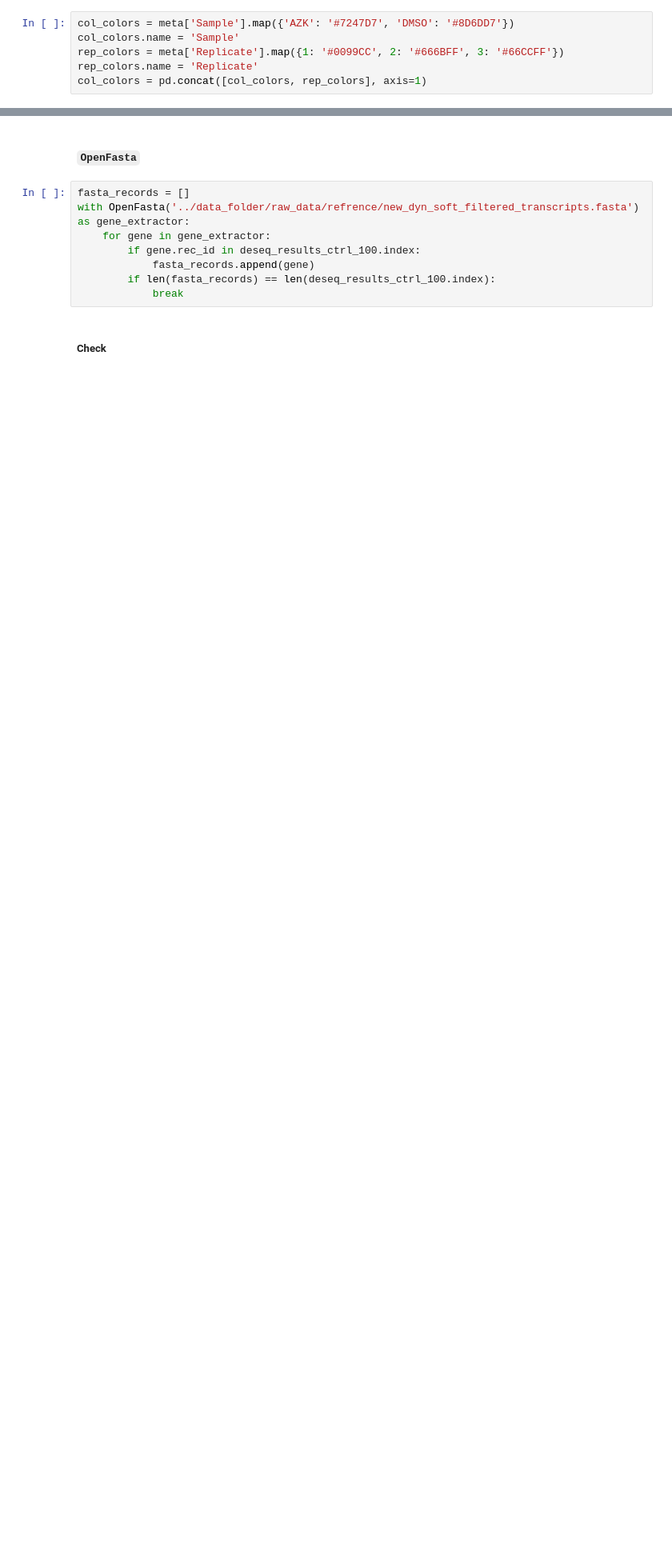
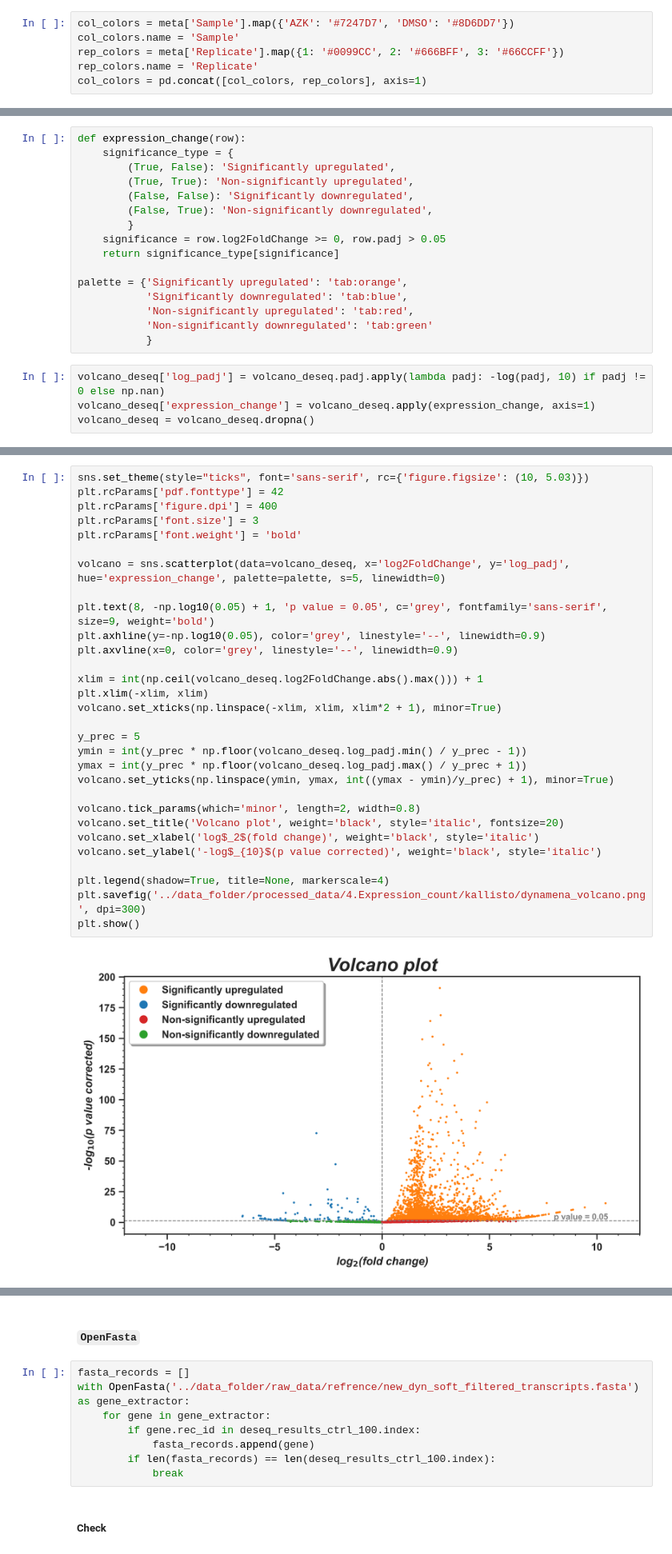
Before and after one commit to angrygeese/DynamenaProject_BI2023-24, a Jupyter notebook: code/Lab_journal_stas_project.ipynb, the cells around one changed output, grey strips where cells are left out. Shown at 80% size. Drawn from its saved outputs; the diff is of its cells as text; blank space fills up the shorter version.

```diff
--- a/code/Lab_journal_stas_project.ipynb
+++ b/code/Lab_journal_stas_project.ipynb
@@ -604,0 +613,20 @@ None
+# %%
+def expression_change(row):
+    significance_type = {
+        (True, False): 'Significantly upregulated',
+        (True, True): 'Non-significantly upregulated',
+        (False, False): 'Significantly downregulated',
+        (False, True): 'Non-significantly downregulated',
+        }
+    significance = row.log2FoldChange >= 0, row.padj > 0.05
+    return significance_type[significance]
+
+palette = {'Significantly upregulated': 'tab:orange',
+           'Significantly downregulated': 'tab:blue',
+           'Non-significantly upregulated': 'tab:red',
+           'Non-significantly downregulated': 'tab:green'
+           }
+# %%
+volcano_deseq['log_padj'] = volcano_deseq.padj.apply(lambda padj: -log(padj, 10) if padj != 0 else np.nan)
+volcano_deseq['expression_change'] = volcano_deseq.apply(expression_change, axis=1)
+volcano_deseq = volcano_deseq.dropna()
@@ -605 +642,33 @@ None
+# %%
+sns.set_theme(style="ticks", font='sans-serif', rc={'figure.figsize': (10, 5.03)})
+plt.rcParams['pdf.fonttype'] = 42
+plt.rcParams['figure.dpi'] = 400
+plt.rcParams['font.size'] = 3
+plt.rcParams['font.weight'] = 'bold'
+
+volcano = sns.scatterplot(data=volcano_deseq, x='log2FoldChange', y='log_padj', hue='expression_change', palette=palette, s=5, linewidth=0)
+
+plt.text(8, -np.log10(0.05) + 1, 'p value = 0.05', c='grey', fontfamily='sans-serif', size=9, weight='bold')
+plt.axhline(y=-np.log10(0.05), color='grey', linestyle='--', linewidth=0.9)
+plt.axvline(x=0, color='grey', linestyle='--', linewidth=0.9)
+
+xlim = int(np.ceil(volcano_deseq.log2FoldChange.abs().max())) + 1
+plt.xlim(-xlim, xlim)
+volcano.set_xticks(np.linspace(-xlim, xlim, xlim*2 + 1), minor=True)
+
+y_prec = 5
+ymin = int(y_prec * np.floor(volcano_deseq.log_padj.min() / y_prec - 1))
+ymax = int(y_prec * np.floor(volcano_deseq.log_padj.max() / y_prec + 1))
+volcano.set_yticks(np.linspace(ymin, ymax, int((ymax - ymin)/y_prec) + 1), minor=True)
+
+volcano.tick_params(which='minor', length=2, width=0.8)
+volcano.set_title('Volcano plot', weight='black', style='italic', fontsize=20)
+volcano.set_xlabel('log$_2$(fold change)', weight='black', style='italic')
+volcano.set_ylabel('-log$_{10}$(p value corrected)', weight='black', style='italic')
+
+plt.legend(shadow=True, title=None, markerscale=4)
+plt.savefig('../data_folder/processed_data/4.Expression_count/kallisto/dynamena_volcano.png', dpi=300)
+plt.show()
+# %% [output]
+[figure, added]
 # %% [markdown]
```
Also changed, not shown: parts of 57 cells of this notebook, 5 other files.
